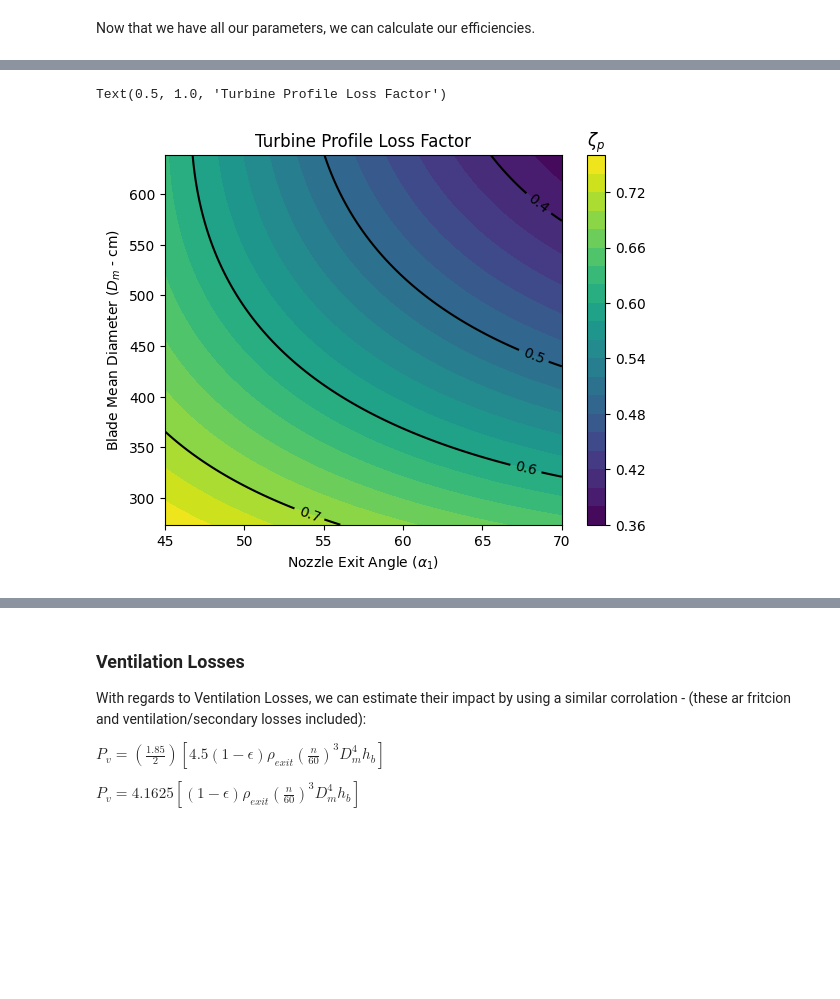
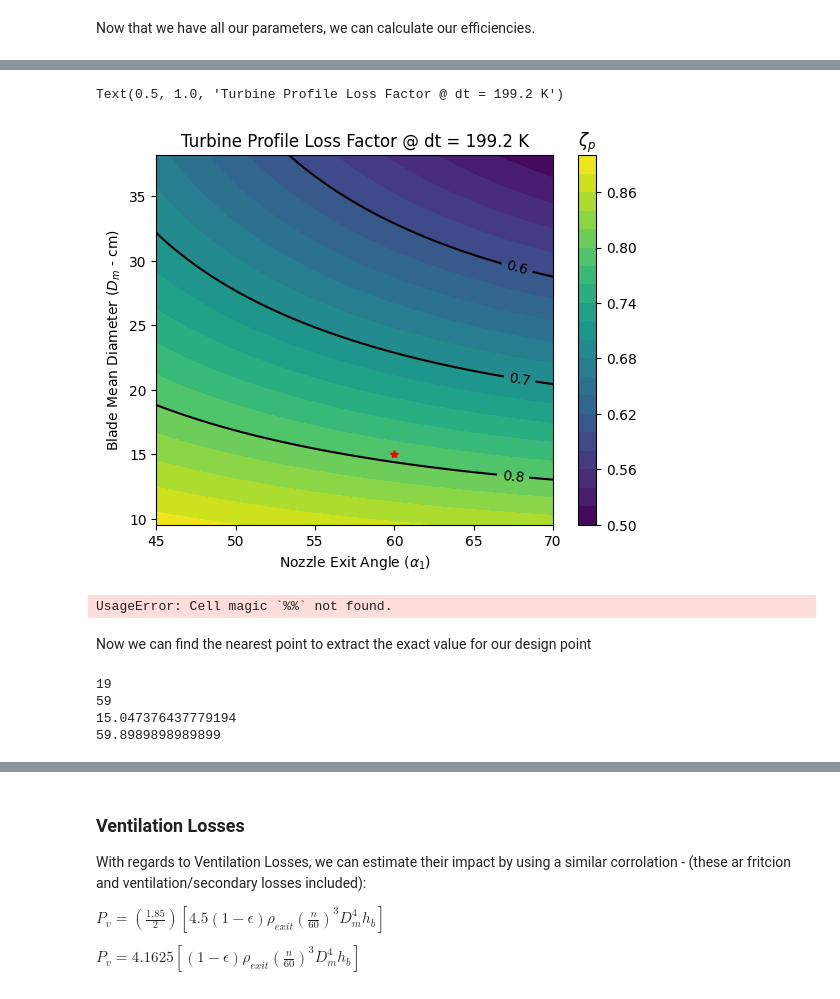
Before and after one commit to EliasAoubala/MermaidManBarnacleBoy, a Jupyter notebook: docs/turbine.ipynb, the cells around one changed output, grey strips where cells are left out. Saved outputs shown, nothing was run; the diff lists cells and outputs as text; code cells hidden in the pictures; blank space fills up the shorter version.

Commit message:
Selected Design Point with a more refined analysis on blade heights

```diff
--- a/docs/turbine.ipynb
+++ b/docs/turbine.ipynb
@@ -775,0 +857,26 @@ alpha_arr, U = np.meshgrid(alpha_arr, U_org)
+# %%
+# We define our alpha array
+
+i = 100
+
+alpha_arr = np.linspace(45,70,i)*np.pi/180 # rad
+
+# We define our blade velocity array
+
+k = 100
+
+U_org = np.linspace(100,400,k) # m/s
+
+# We need to now tile and repeat the arrays accordingly.
+
+alpha_arr, U = np.meshgrid(alpha_arr, U_org)
+
+# We define our temperature drop we wish to aim for (isentropically)
+
+dt = T_inlet - T_exit_s # K
+
+print(dt)
+
+# We also define our RPM
+
+N = 20000
@@ -819,20 +912,25 @@ alpha_arr, U = np.meshgrid(alpha_arr, U_org)
 We evaluate for our isentropic blade velocity and mach number.
 # %%
 # Calculating the velocity
-
-dt = 250 # K
 
 T_exit_s = T_inlet - dt
 
 print(dt)
 
-C_o = (2 * cp*(T_inlet - T_exit_s))**(1/2)
+C_o = (2 * cp*dt)**(1/2)
 
 R = cp*(gamma - 1)/gamma
 
 c = np.sqrt(gamma * R * T_exit_s)
 
+P_2 = P_ch * 1e5 * ((T_exit_s/T_inlet)**(gamma / (gamma - 1)))
+
+rho_exit = P_2/(R*T_exit_s)
+
+print(rho_exit)
+
 M_1s = C_o/c
 
 print(M_1s)
+print(phi)
 # %% [output]
@@ -878,21 +992,58 @@ eta_arr = 2 * (U/C_o) * (phi*np.sin(alpha_arr) - (U/C_o))*(1 + psi)
 # %%
 omega = N*(2*np.pi)/60
 
 r = U/omega
 
 D_m = r*2*100
 
 fig, ax = plt.subplots()
 
 plt.contourf(alpha_arr*180/np.pi, D_m, 1 - eta_arr, 20 )
 clb = plt.colorbar()
 clb.ax.set_title(r'$\zeta_p$')
 CS = ax.contour(alpha_arr*180/np.pi, D_m, 1 - eta_arr, [0.4, 0.5, 0.6, 0.7, 0.8], colors="k")
 ax.clabel(CS, inline=True, fontsize=10)
+plt.plot(60, 15, color="r", marker="*" )
 
 plt.xlabel(r"Nozzle Exit Angle ($\alpha_1$)")
 plt.ylabel(r"Blade Mean Diameter ($D_m$ - cm)")
-plt.title("Turbine Profile Loss Factor")
+plt.title(f"Turbine Profile Loss Factor @ dt = {dt:.1f} K")
 # %% [output]
-Text(0.5, 1.0, 'Turbine Profile Loss Factor')
+Text(0.5, 1.0, 'Turbine Profile Loss Factor @ dt = 199.2 K')
-[figure, old version]
+[figure, new version]
+# %%
+omega = N*(2*np.pi)/60
+
+r = U/omega
+
+D_m = r*2*100
+
+fig, ax = plt.subplots()
+
+plt.contourf(alpha_arr*180/np.pi, D_m, delta_b*180/np.pi, 20 )
+clb = plt.colorbar()
+clb.ax.set_title(r'$\Delta \beta$')
+CS = ax.contour(alpha_arr*180/np.pi, D_m, delta_b*180/np.pi, [60, 70, 80, 90, 100, 110, 120], colors="k")
+ax.clabel(CS, inline=True, fontsize=10)
+plt.plot(60, 15, color="r", marker="*" )
+
+plt.xlabel(r"Nozzle Exit Angle ($\alpha_1$)")
+plt.ylabel(r"Blade Mean Diameter ($D_m$ - cm)")
+plt.title(fr"Rotor Deflection Angle @ dt = {dt:.1f} K")
+# %% [output]
+UsageError: Cell magic `%%` not found.
+# %% [markdown]
+Now we can find the nearest point to extract the exact value for our design point
+# %%
+kdx = find_nearest(15, D_m[:,1])
+
+fdx = find_nearest(60, (alpha_arr*180/np.pi)[1,:])
+
+print(kdx)
+
+print(fdx)
+# %% [output]
+19
+59
+15.047376437779194
+59.8989898989899
```
Also changed, not shown: parts of 79 cells of this notebook.
